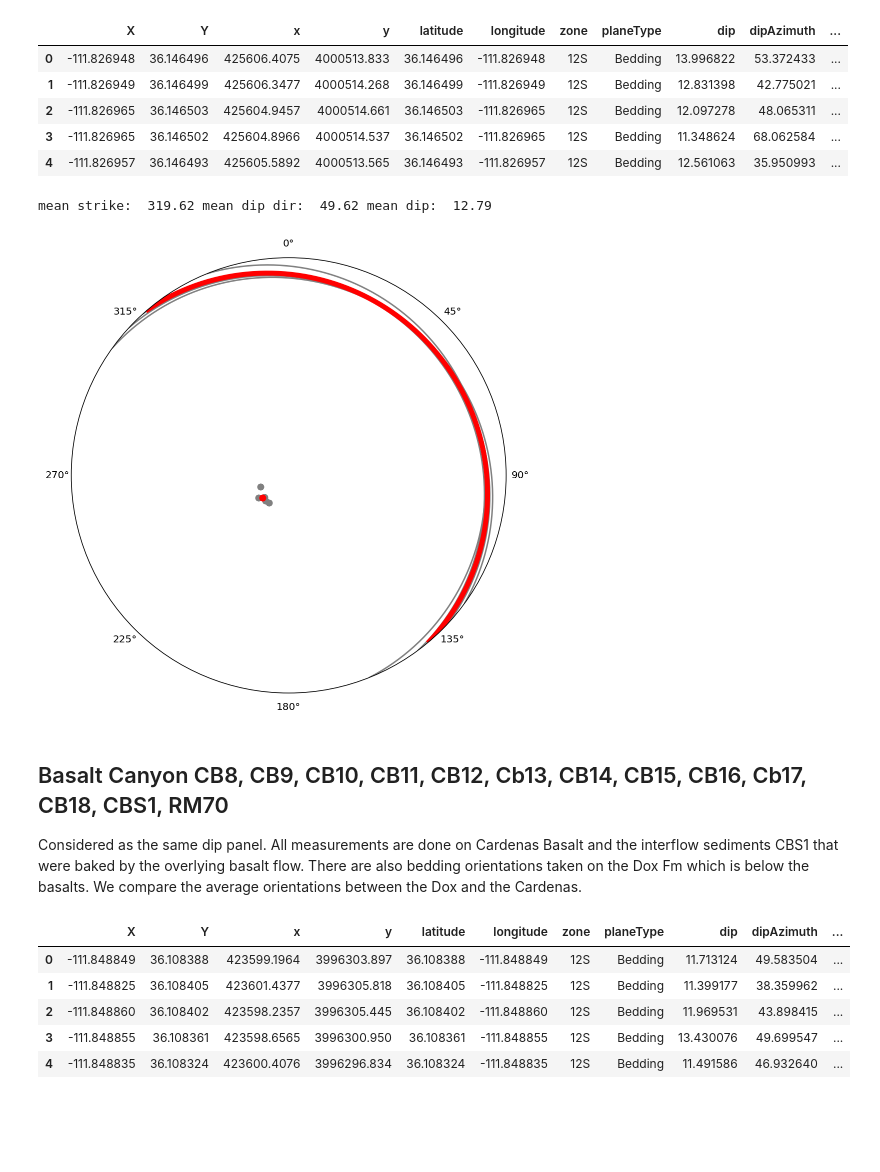
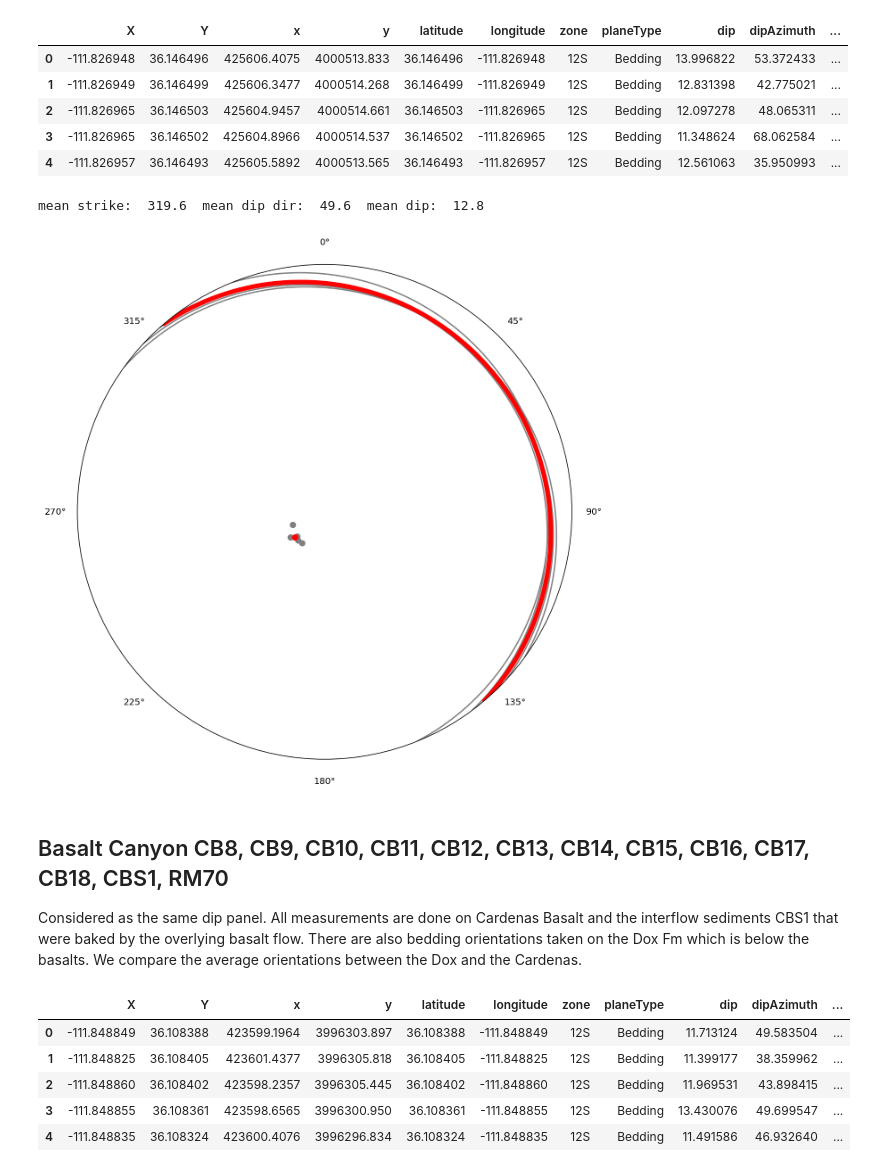
Before and after one commit to Swanson-Hysell-Group/2024_SWLLIP, a Jupyter notebook: code/Grand_Canyon_orientations.ipynb, the cells around one changed output. Cells and saved outputs as stored; diff of their text form; code cells hidden in the pictures; blank space fills up the shorter version.

```diff
--- a/code/Grand_Canyon_orientations.ipynb
+++ b/code/Grand_Canyon_orientations.ipynb
@@ -70,23 +85,25 @@ RM65_bedding_data['pole_plunge'] = 90-RM65_bedding_data['dip']
 RM65_bedding_poles_mean = ipmag.fisher_mean(RM65_bedding_data['pole_trend'].tolist(),RM65_bedding_data['pole_plunge'].tolist())
 RM65_bedding_mean = ipmag.fisher_mean(RM65_bedding_data['strike'].tolist(),RM65_bedding_data['dip'].tolist())
 
-print('mean strike: ', round(RM65_bedding_mean['dec'],2), ' mean dip dir: ', round((RM65_bedding_mean['dec']+90)%360,2), ' mean dip: ', round(RM65_bedding_mean['inc'],2))
+print('mean strike: ', round(RM65_bedding_mean['dec'],1),
+      ' mean dip dir: ', round((RM65_bedding_mean['dec']+90)%360,1),
+      ' mean dip: ', round(RM65_bedding_mean['inc'],1))
 # print('mean pole trend: ', round(RM65_bedding_poles_mean['dec'],2), 'mean pole plunge: ', round(RM65_bedding_poles_mean['inc'],2))
 # %% [output]
-mean strike:  319.62 mean dip dir:  49.62 mean dip:  12.79
+mean strike:  319.6  mean dip dir:  49.6  mean dip:  12.8
 # %%
 fig = plt.figure(figsize=(8,8))
 ax = fig.add_subplot(111, projection='stereonet')
 ax.plane(RM65_bedding_data['strike'], RM65_bedding_data['dip'],color='grey')
 ax.plane(RM65_bedding_mean['dec'], RM65_bedding_mean['inc'],color='red',linewidth=5)
 ax.pole(RM65_bedding_data['strike'], RM65_bedding_data['dip'],color='grey')
 ax.pole(RM65_bedding_mean['dec'], RM65_bedding_mean['inc'],color='red')
-
+plt.tight_layout()
 plt.show()
 # %% [output]
-[figure, old version]
+[figure, new version]
 # %% [markdown]
-## Basalt Canyon CB8, CB9, CB10, CB11, CB12, Cb13, CB14, CB15, CB16, Cb17, CB18, CBS1, RM70
+## Basalt Canyon CB8, CB9, CB10, CB11, CB12, CB13, CB14, CB15, CB16, CB17, CB18, CBS1, RM70
 Considered as the same dip panel. All measurements are done on Cardenas Basalt and the interflow sediments CBS1 that were baked by the overlying basalt flow. There are also bedding orientations taken on the Dox Fm which is below the basalts. We compare the average orientations between the Dox and the Cardenas.
 # %%
 RM70_bedding_data = pd.read_csv('../data/orientations/RM70.csv')
```
Also changed, not shown: parts of 19 cells of this notebook.
